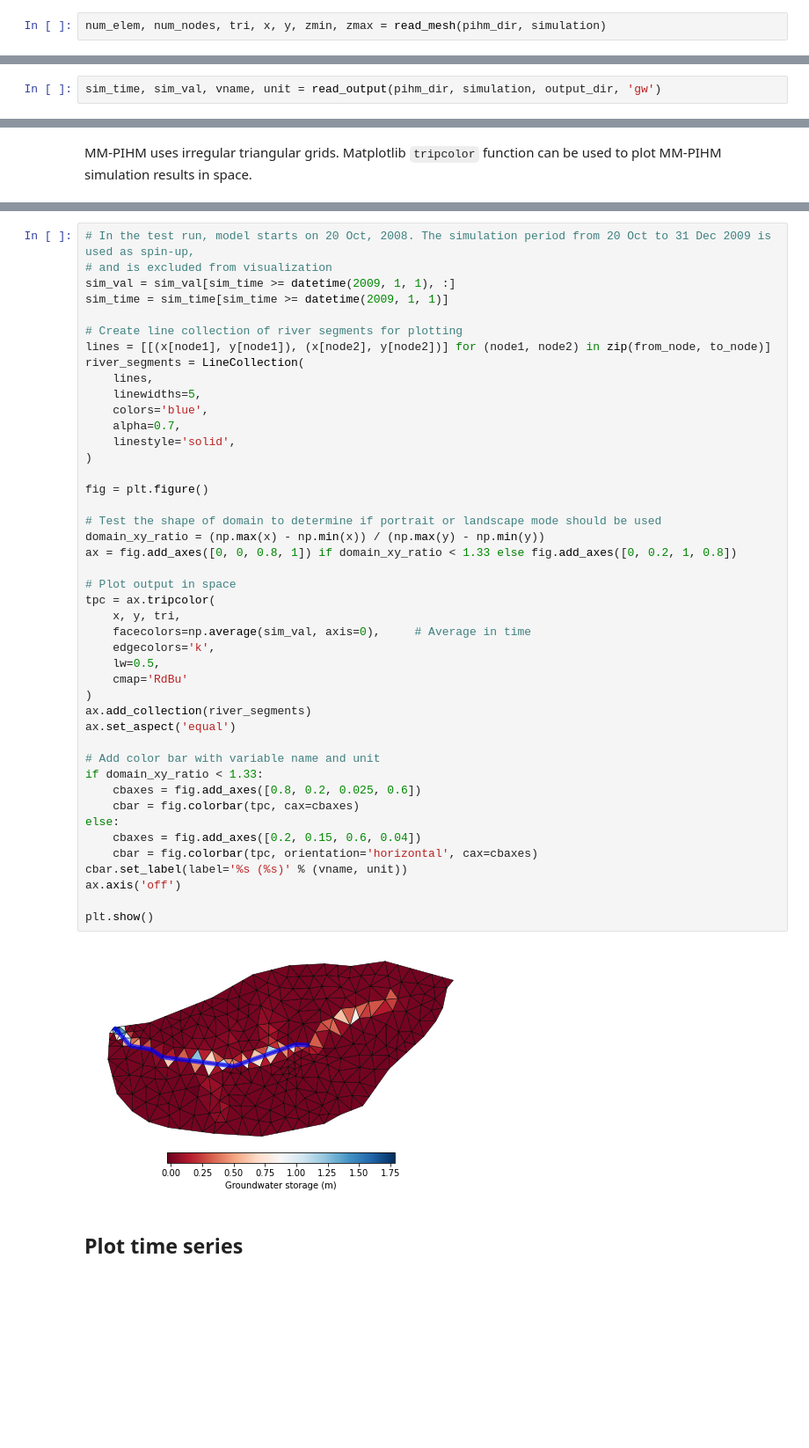
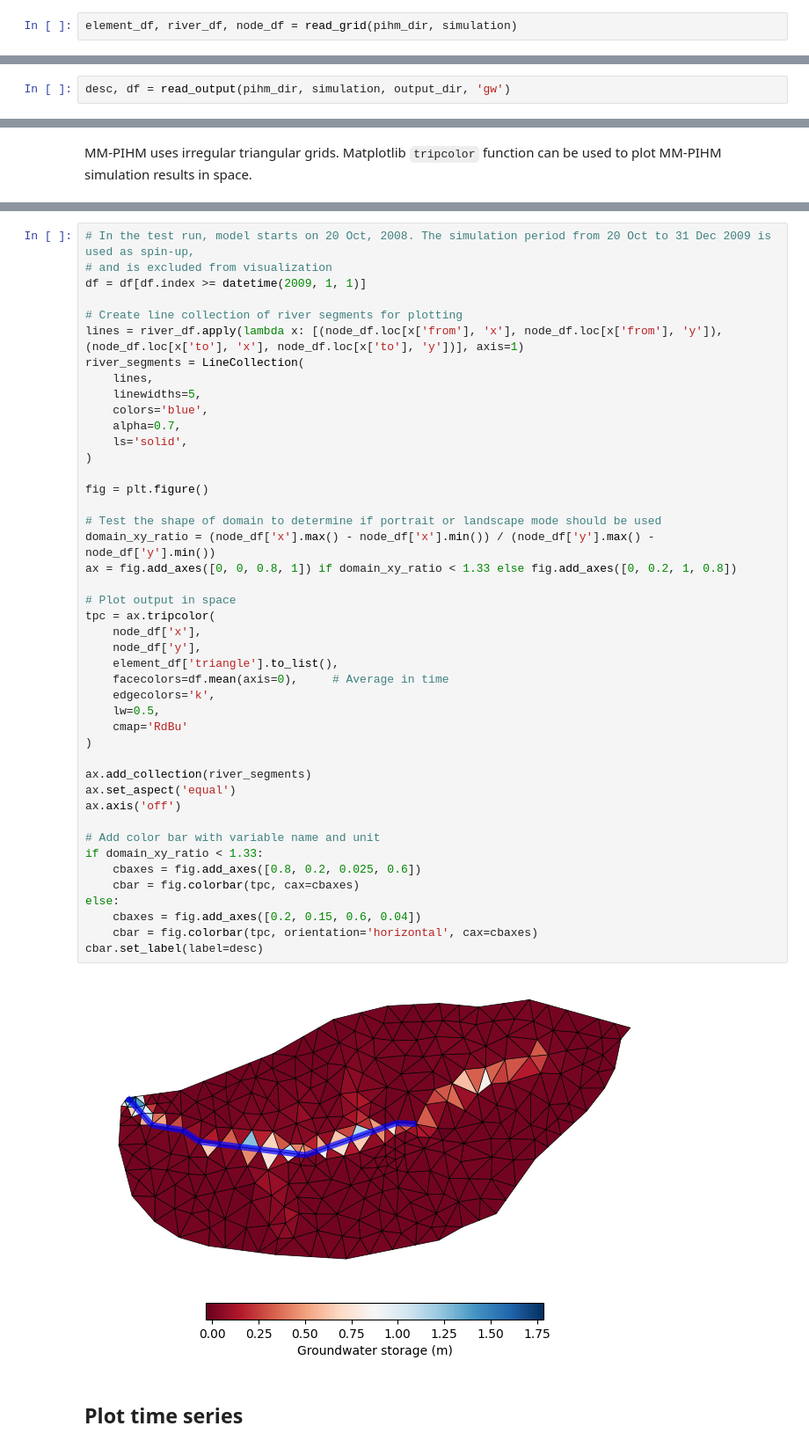
Before and after one commit to PSUmodeling/MM-PIHM, a Jupyter notebook: PIHM_visualization.ipynb, the cells around one changed output, grey strips where cells are left out. Shown at 88% size. Saved outputs shown, nothing was run; the diff lists cells and outputs as text; blank space fills up the shorter version.

Commit message:
:memo: Update visualization example

```diff
--- a/PIHM_visualization.ipynb
+++ b/PIHM_visualization.ipynb
@@ -47,3 +51,3 @@ The `read_mesh` function reads mesh information from MM-PIHM `.mesh` input files
-# %%
-num_elem, num_nodes, tri, x, y, zmin, zmax = read_mesh(pihm_dir, simulation)
+# %%
+element_df, river_df, node_df = read_grid(pihm_dir, simulation)
 # %% [markdown]
@@ -68,5 +58,5 @@ and `outlets` is an array of river outlets.
 
 The `read_output` function reads MM-PIHM simulation output files:
 # %%
-sim_time, sim_val, vname, unit = read_output(pihm_dir, simulation, output_dir, 'gw')
+desc, df = read_output(pihm_dir, simulation, output_dir, 'gw')
 # %% [markdown]
@@ -91,49 +80,49 @@ from matplotlib.collections import LineCollection
 # %%
 # In the test run, model starts on 20 Oct, 2008. The simulation period from 20 Oct to 31 Dec 2009 is used as spin-up,
 # and is excluded from visualization
-sim_val = sim_val[sim_time >= datetime(2009, 1, 1), :]
-sim_time = sim_time[sim_time >= datetime(2009, 1, 1)]
+df = df[df.index >= datetime(2009, 1, 1)]
 
 # Create line collection of river segments for plotting
-lines = [[(x[node1], y[node1]), (x[node2], y[node2])] for (node1, node2) in zip(from_node, to_node)]
+lines = river_df.apply(lambda x: [(node_df.loc[x['from'], 'x'], node_df.loc[x['from'], 'y']), (node_df.loc[x['to'], 'x'], node_df.loc[x['to'], 'y'])], axis=1)
 river_segments = LineCollection(
     lines,
     linewidths=5,
     colors='blue',
     alpha=0.7,
-    linestyle='solid',
+    ls='solid',
 )
 
 fig = plt.figure()
 
 # Test the shape of domain to determine if portrait or landscape mode should be used
-domain_xy_ratio = (np.max(x) - np.min(x)) / (np.max(y) - np.min(y))
+domain_xy_ratio = (node_df['x'].max() - node_df['x'].min()) / (node_df['y'].max() - node_df['y'].min())
 ax = fig.add_axes([0, 0, 0.8, 1]) if domain_xy_ratio < 1.33 else fig.add_axes([0, 0.2, 1, 0.8])
 
 # Plot output in space
 tpc = ax.tripcolor(
-    x, y, tri,
-    facecolors=np.average(sim_val, axis=0),     # Average in time
+    node_df['x'],
+    node_df['y'],
+    element_df['triangle'].to_list(),
+    facecolors=df.mean(axis=0),     # Average in time
     edgecolors='k',
     lw=0.5,
     cmap='RdBu'
 )
+
 ax.add_collection(river_segments)
 ax.set_aspect('equal')
+ax.axis('off')
 
 # Add color bar with variable name and unit
 if domain_xy_ratio < 1.33:
     cbaxes = fig.add_axes([0.8, 0.2, 0.025, 0.6])
     cbar = fig.colorbar(tpc, cax=cbaxes)
 else:
     cbaxes = fig.add_axes([0.2, 0.15, 0.6, 0.04])
     cbar = fig.colorbar(tpc, orientation='horizontal', cax=cbaxes)
-cbar.set_label(label='%s (%s)' % (vname, unit))
-ax.axis('off')
-
-plt.show()
+cbar.set_label(label=desc)
 # %% [output]
-[figure, old version]
+[figure, new version]
 # %% [markdown]
 ## Plot time series
 # %% [markdown]
```
Also changed, not shown: parts of 9 cells of this notebook.
